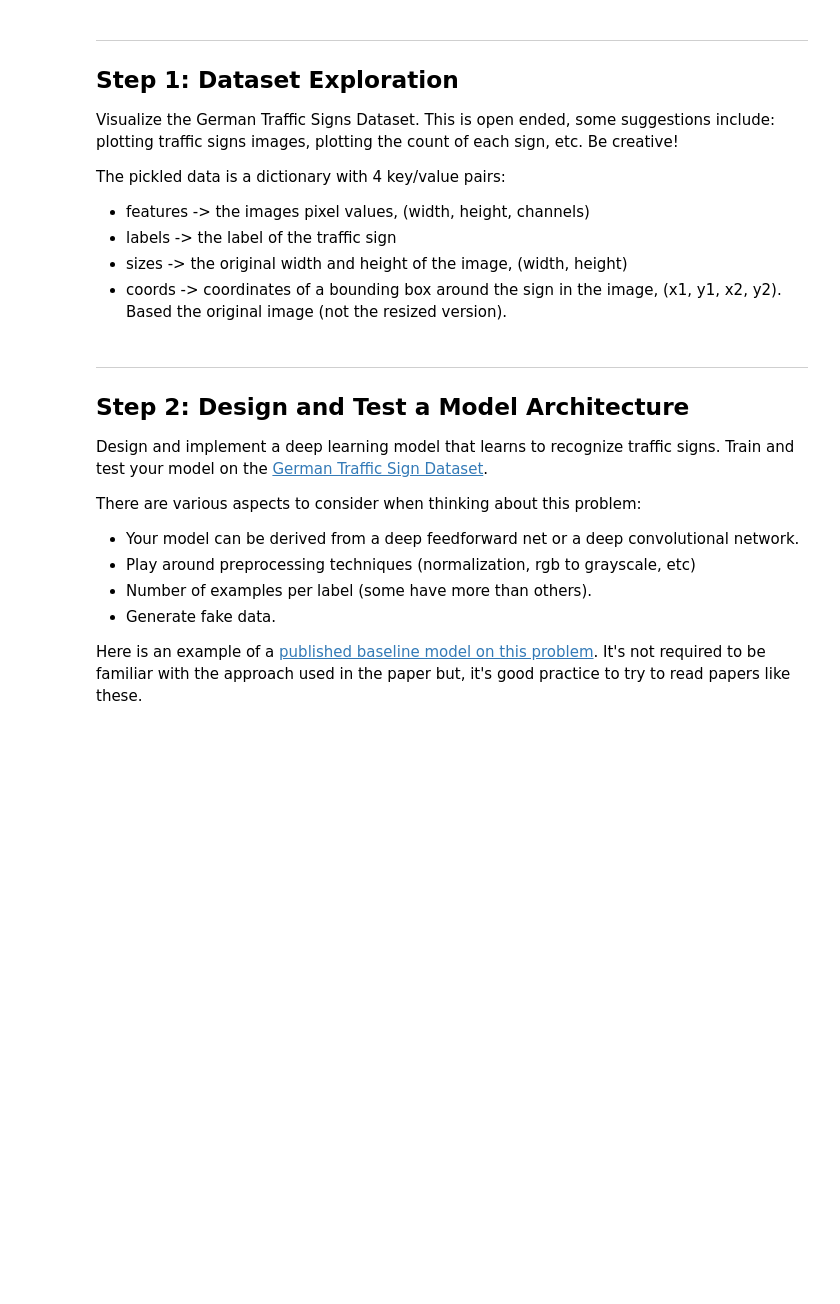
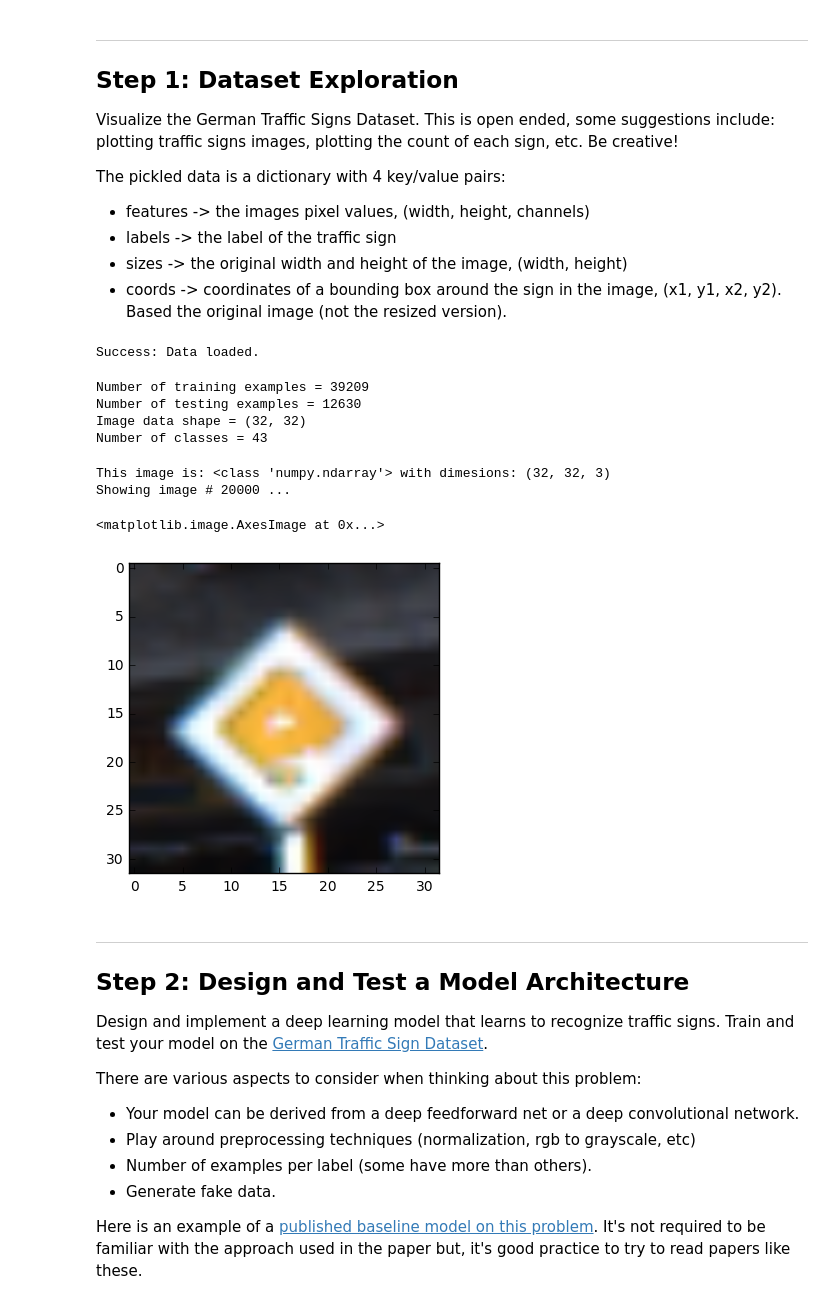
Before and after one commit to AloshkaD/traffic-signs, a Jupyter notebook: Traffic_Signs_Recognition.ipynb, the cells around one changed output. Cells and saved outputs as stored; diff of their text form; code cells hidden in the pictures; blank space fills up the shorter version.

```diff
--- a/Traffic_Signs_Recognition.ipynb
+++ b/Traffic_Signs_Recognition.ipynb
@@ -28,8 +28,8 @@ The pickled data is a dictionary with 4 key/value pairs:
 # Load pickled data
 import pickle
 
-home_folder = '/home/hkorre/Documents/proj2/'   #Linux VM
-#home_folder = '/home/'                          #Docker Image
+#home_folder = '/home/hkorre/Documents/proj2/'   #Linux VM
+home_folder = '/home/'                          #Docker Image
 
 # TODO: fill this in based on where you saved the training and testing data
 training_file = home_folder + 'traffic-signs/lab2_data/train.p'
@@ -44,6 +44,8 @@ X_train, y_train = train['features'], train['labels']
 X_test, y_test = test['features'], test['labels']
 
 print('Success: Data loaded.')
+# %% [output]
+Success: Data loaded.
 # %%
 ### To start off let's do a basic data summary.
 
@@ -63,25 +65,35 @@ print("Number of training examples =", n_train)
 print("Number of testing examples =", n_test)
 print("Image data shape =", image_shape)
 print("Number of classes =", n_classes)
+# %% [output]
+Number of training examples = 39209
+Number of testing examples = 12630
+Image data shape = (32, 32)
+Number of classes = 43
 # %%
 ### Data exploration visualization goes here.
 ### Feel free to use as many code cells as needed.
 
 import matplotlib.pyplot as plt
 import matplotlib.image as mpimg
 import cv2
 #from PIL import Image
 
 %matplotlib inline
 
 # grab an image
-image_num = 15100 #20000
+image_num = 20000
 image = X_train[image_num,:,:,:]
 
 # Show image
 print('This image is:', type(image), 'with dimesions:', image.shape)
 print('Showing image #', image_num, '...')
 plt.imshow(image)  #call as plt.imshow(gray, cmap='gray') to show a grayscaled image
+# %% [output]
+This image is: <class 'numpy.ndarray'> with dimesions: (32, 32, 3)
+Showing image # 20000 ...
+<matplotlib.image.AxesImage at 0x...>
+[figure, added]
 # %% [markdown]
 ----
 
```
Also changed, not shown: parts of 10 cells of this notebook, 2 other files.
